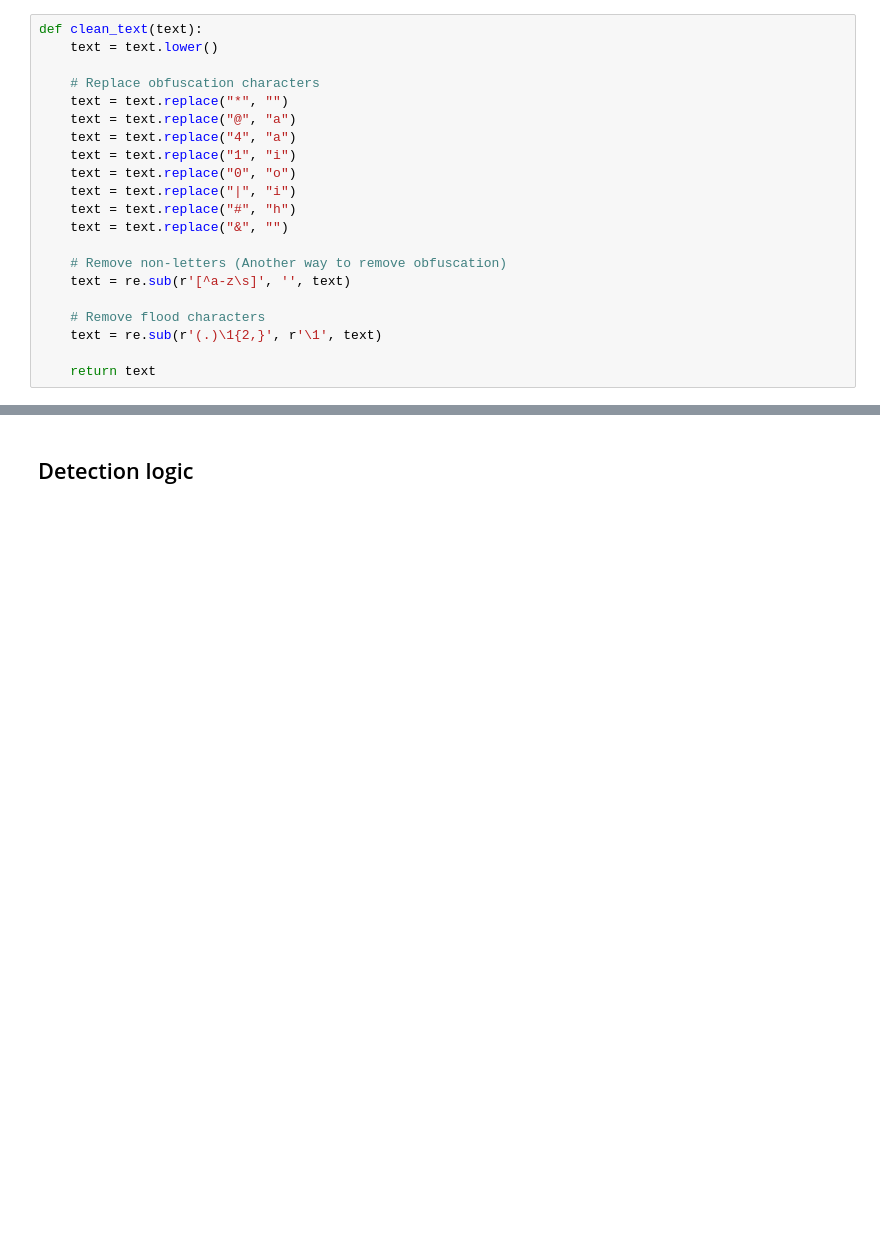
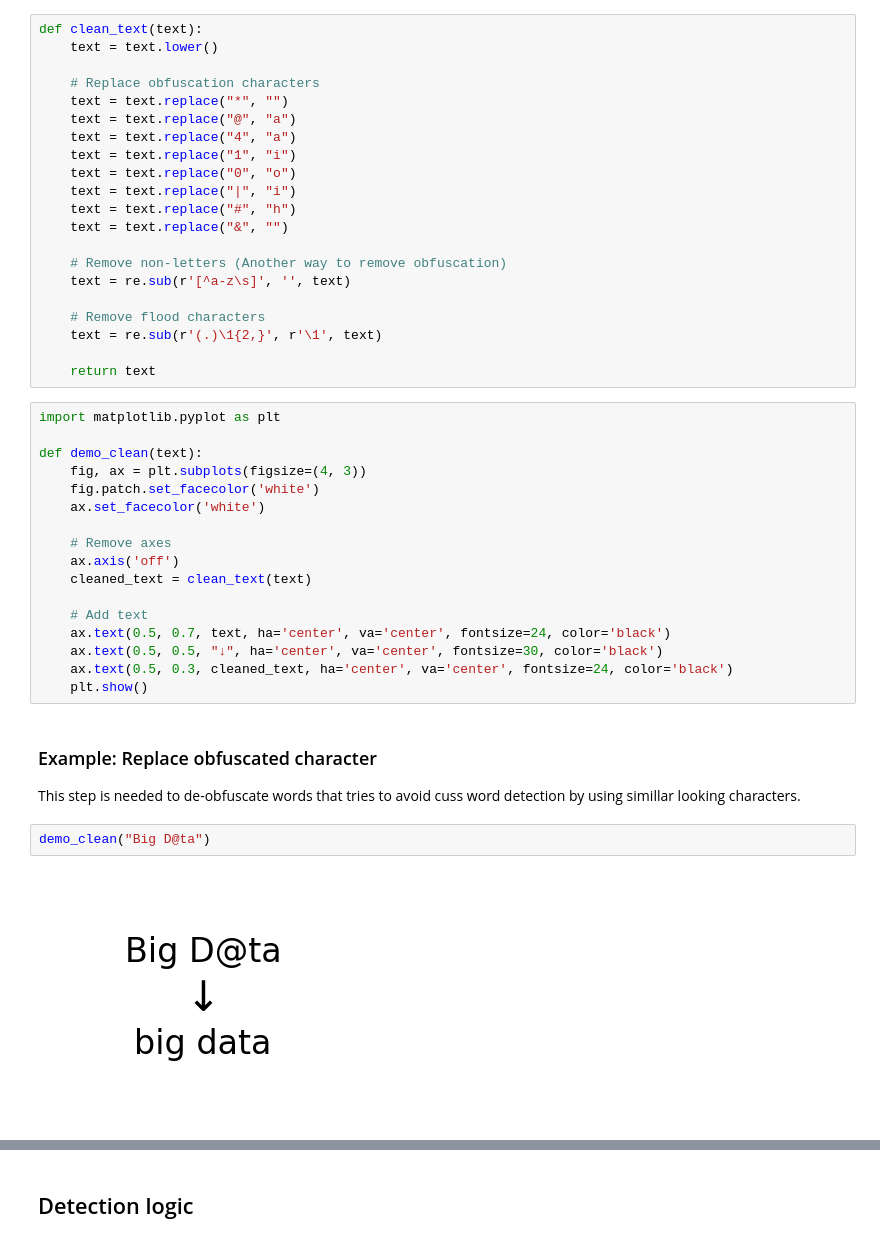
Before and after one commit to valdi-at/bot-detect-cuss-or-slur, a Jupyter notebook: notebook.ipynb, the cells around one changed output, grey strips where cells are left out. Drawn from its saved outputs; the diff is of its cells as text; blank space fills up the shorter version.

Commit message:
feat: Added some visualization

```diff
--- a/notebook.ipynb
+++ b/notebook.ipynb
@@ -56,3 +56,27 @@ def clean_text(text):
     text = re.sub(r'(.)\1{2,}', r'\1', text)
 
     return text
+# %%
+import matplotlib.pyplot as plt
+
+def demo_clean(text):
+    fig, ax = plt.subplots(figsize=(4, 3))
+    fig.patch.set_facecolor('white')
+    ax.set_facecolor('white')
+
+    # Remove axes
+    ax.axis('off')
+    cleaned_text = clean_text(text)
+
+    # Add text
+    ax.text(0.5, 0.7, text, ha='center', va='center', fontsize=24, color='black')
+    ax.text(0.5, 0.5, "↓", ha='center', va='center', fontsize=30, color='black')
+    ax.text(0.5, 0.3, cleaned_text, ha='center', va='center', fontsize=24, color='black')
+    plt.show()
+# %% [markdown]
+### Example: Replace obfuscated character
+This step is needed to de-obfuscate words that tries to avoid cuss word detection by using simillar looking characters.
+# %%
+demo_clean("Big D@ta")
+# %% [output]
+[figure, added]
```
Also changed, not shown: parts of 4 cells of this notebook, 1 other file.
